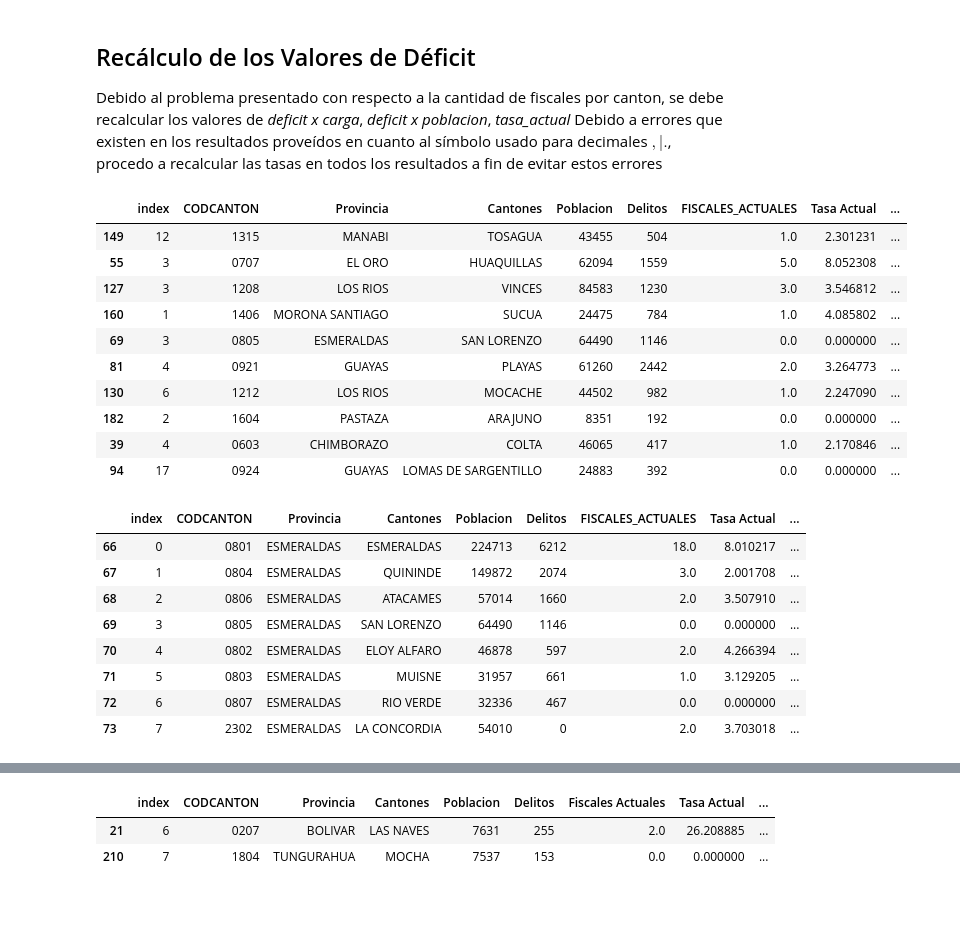
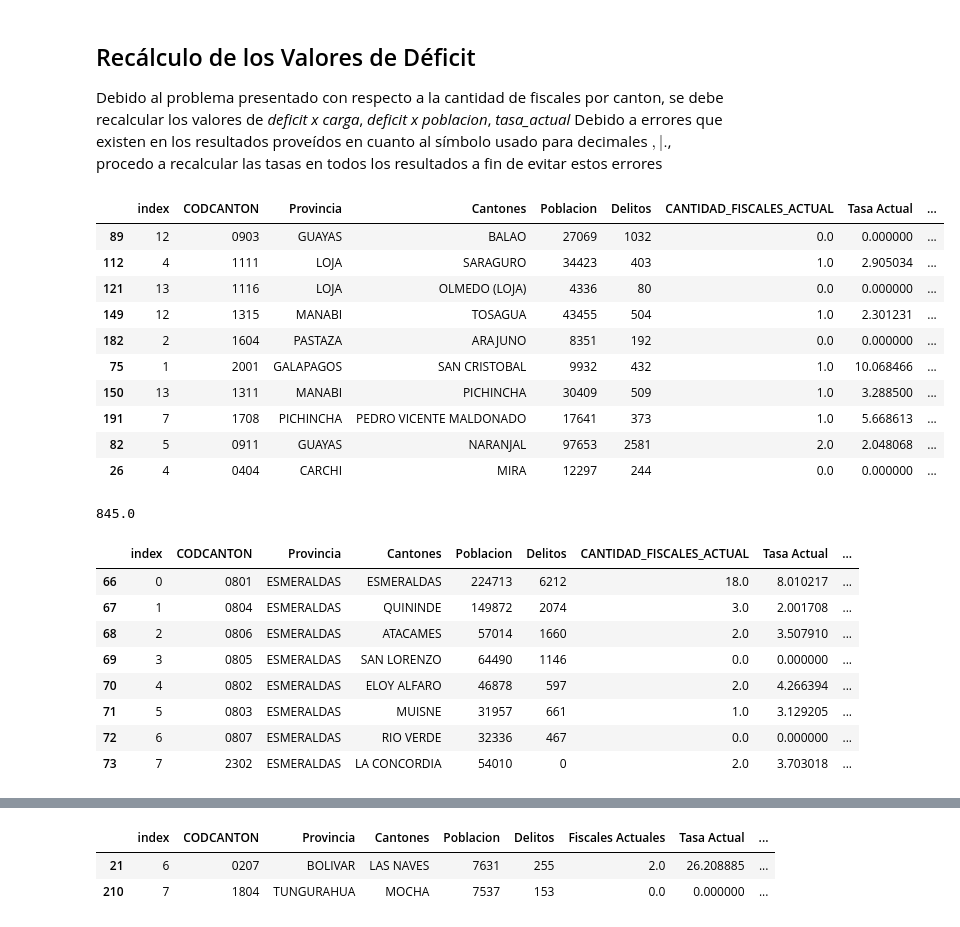
Before and after one commit to Darioxba1994/Proyecto_Fiscal-a, a Jupyter notebook: FormateoResultados.ipynb, the cells around one changed output, grey strips where cells are left out. Saved outputs shown, nothing was run; the diff lists cells and outputs as text; code cells hidden in the pictures.

```diff
--- a/FormateoResultados.ipynb
+++ b/FormateoResultados.ipynb
@@ -221,7 +221,7 @@ deficit_cantones.Cantones[deficit_cantones.CODCANTON=='NO ENCUENTRO'].tolist()
 # %% [markdown]
 ## Corrección de la cantidad de Fiscales de acuedo al Reporte de la CJ
 # %%
-cantidad_fiscales = pd.read_excel(os.path.join(dir_root, 'cantidadFiscalesCantonJudicaturaCodigo.xlsx'),
+cantidad_fiscales = pd.read_excel(os.path.join(dir_root, 'cantidadFiscalesCantonJudicatura.xlsx'),
                                   converters={'CODCANTON':str})
 cantidad_fiscales.shape
 # %% [output]
@@ -245,7 +267,7 @@ print(deficit_cantones_tmp.shape)
 # %%
-deficit_cantones_tmp.rename(columns={'CEDULA':'FISCALES_ACTUALES'}, inplace=True)
+# deficit_cantones_tmp.rename(columns={'CEDULA':'FISCALES_ACTUALES'}, inplace=True)
 deficit_cantones_tmp.drop(columns=['Fiscales Actuales', 'PROVINCIA', 'CANTON'], inplace=True)
-deficit_cantones_tmp.FISCALES_ACTUALES.fillna(0, inplace=True)
-deficit_cantones_tmp
+deficit_cantones_tmp.CANTIDAD_FISCALES_ACTUAL.fillna(0, inplace=True)
+deficit_cantones_tmp.sample(5)
 # %% [output]
 |  | index | Cantones | Poblacion | Delitos | Fiscales x Carga | Déficit x Carga | Tasa Actual | Tasa x Carga | ... |
@@ -271,7 +290,7 @@ deficit_cantones_df = deficit_cantones_df.loc[:,['index',
                                                  'Cantones',
                                                  'Poblacion',
                                                  'Delitos',
-                                                 'FISCALES_ACTUALES',
+                                                 'CANTIDAD_FISCALES_ACTUAL',
                                                  'Tasa Actual',
                                                  'Fiscales x Carga',
                                                  'Déficit x Carga',
@@ -318,29 +344,33 @@ deficit_cantones_df[deficit_cantones_df.Provincia=="LOJA"]
 Debido al problema presentado con respecto a la cantidad de fiscales por canton, se debe recalcular los valores de *deficit x carga*, *deficit x poblacion*, *tasa_actual*
 Debido a errores que existen en los resultados proveídos en cuanto al símbolo usado para decimales ${,|.}$, procedo a recalcular las tasas en todos los resultados a fin de evitar estos errores
 # %%
-deficit_cantones_df['Tasa Actual'] = deficit_cantones_df.FISCALES_ACTUALES / deficit_cantones_df.Poblacion*1e5
-deficit_cantones_df['Déficit x Carga'] = deficit_cantones_df['Fiscales x Carga'] - deficit_cantones_df['FISCALES_ACTUALES']
-deficit_cantones_df['Déficit x Población'] = deficit_cantones_df['Fiscales x Población'] - deficit_cantones_df['FISCALES_ACTUALES']
+deficit_cantones_df['Tasa Actual'] = deficit_cantones_df.CANTIDAD_FISCALES_ACTUAL / deficit_cantones_df.Poblacion*1e5
+deficit_cantones_df['Déficit x Carga'] = deficit_cantones_df['Fiscales x Carga'] - deficit_cantones_df['CANTIDAD_FISCALES_ACTUAL']
+deficit_cantones_df['Déficit x Población'] = deficit_cantones_df['Fiscales x Población'] - deficit_cantones_df['CANTIDAD_FISCALES_ACTUAL']
 # recalculo de tasas para mitigar errores
 deficit_cantones_df['Tasa x Carga'] = deficit_cantones_df['Fiscales x Carga'] / deficit_cantones_df.Poblacion*1e5
 deficit_cantones_df['Tasa x Población'] = deficit_cantones_df['Fiscales x Población'] / deficit_cantones_df.Poblacion*1e5
 deficit_cantones_df.sample(10)
 # %% [output]
-|  | index | CODCANTON | Provincia | Cantones | Poblacion | Delitos | FISCALES_ACTUALES | Tasa Actual | ... |
+|  | index | CODCANTON | Provincia | Cantones | Poblacion | Delitos | CANTIDAD_FISCALES_ACTUAL | Tasa Actual | ... |
+| 89 | 12 | 0903 | GUAYAS | BALAO | 27069 | 1032 | 0.0 | 0.000000 | ... |
+| 112 | 4 | 1111 | LOJA | SARAGURO | 34423 | 403 | 1.0 | 2.905034 | ... |
+| 121 | 13 | 1116 | LOJA | OLMEDO (LOJA) | 4336 | 80 | 0.0 | 0.000000 | ... |
 | 149 | 12 | 1315 | MANABI | TOSAGUA | 43455 | 504 | 1.0 | 2.301231 | ... |
-| 55 | 3 | 0707 | EL ORO | HUAQUILLAS | 62094 | 1559 | 5.0 | 8.052308 | ... |
-| 127 | 3 | 1208 | LOS RIOS | VINCES | 84583 | 1230 | 3.0 | 3.546812 | ... |
-| 160 | 1 | 1406 | MORONA SANTIAGO | SUCUA | 24475 | 784 | 1.0 | 4.085802 | ... |
-| 69 | 3 | 0805 | ESMERALDAS | SAN LORENZO | 64490 | 1146 | 0.0 | 0.000000 | ... |
-| 81 | 4 | 0921 | GUAYAS | PLAYAS | 61260 | 2442 | 2.0 | 3.264773 | ... |
-| 130 | 6 | 1212 | LOS RIOS | MOCACHE | 44502 | 982 | 1.0 | 2.247090 | ... |
 | 182 | 2 | 1604 | PASTAZA | ARAJUNO | 8351 | 192 | 0.0 | 0.000000 | ... |
-| 39 | 4 | 0603 | CHIMBORAZO | COLTA | 46065 | 417 | 1.0 | 2.170846 | ... |
-| 94 | 17 | 0924 | GUAYAS | LOMAS DE SARGENTILLO | 24883 | 392 | 0.0 | 0.000000 | ... |
+| 75 | 1 | 2001 | GALAPAGOS | SAN CRISTOBAL | 9932 | 432 | 1.0 | 10.068466 | ... |
+| 150 | 13 | 1311 | MANABI | PICHINCHA | 30409 | 509 | 1.0 | 3.288500 | ... |
+| 191 | 7 | 1708 | PICHINCHA | PEDRO VICENTE MALDONADO | 17641 | 373 | 1.0 | 5.668613 | ... |
+| 82 | 5 | 0911 | GUAYAS | NARANJAL | 97653 | 2581 | 2.0 | 2.048068 | ... |
+| 26 | 4 | 0404 | CARCHI | MIRA | 12297 | 244 | 0.0 | 0.000000 | ... |
+# %%
+deficit_cantones_df.CANTIDAD_FISCALES_ACTUAL.sum()
+# %% [output]
+845.0
 # %%
 deficit_cantones_df[deficit_cantones_df.Provincia=="ESMERALDAS"]
 # %% [output]
-|  | index | CODCANTON | Provincia | Cantones | Poblacion | Delitos | FISCALES_ACTUALES | Tasa Actual | ... |
+|  | index | CODCANTON | Provincia | Cantones | Poblacion | Delitos | CANTIDAD_FISCALES_ACTUAL | Tasa Actual | ... |
 | 66 | 0 | 0801 | ESMERALDAS | ESMERALDAS | 224713 | 6212 | 18.0 | 8.010217 | ... |
 | 67 | 1 | 0804 | ESMERALDAS | QUININDE | 149872 | 2074 | 3.0 | 2.001708 | ... |
 | 68 | 2 | 0806 | ESMERALDAS | ATACAMES | 57014 | 1660 | 2.0 | 3.507910 | ... |
```
Also changed, not shown: parts of 33 cells of this notebook.
